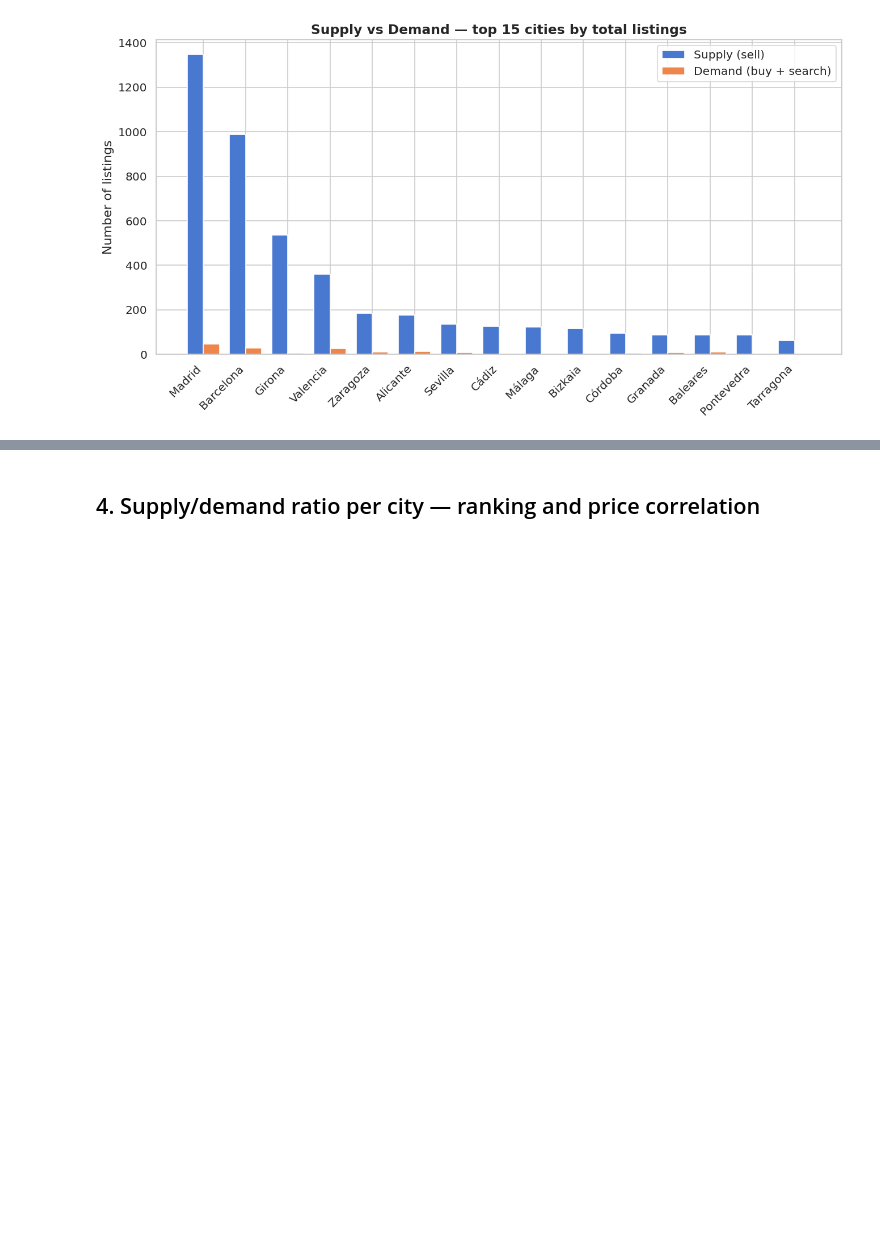
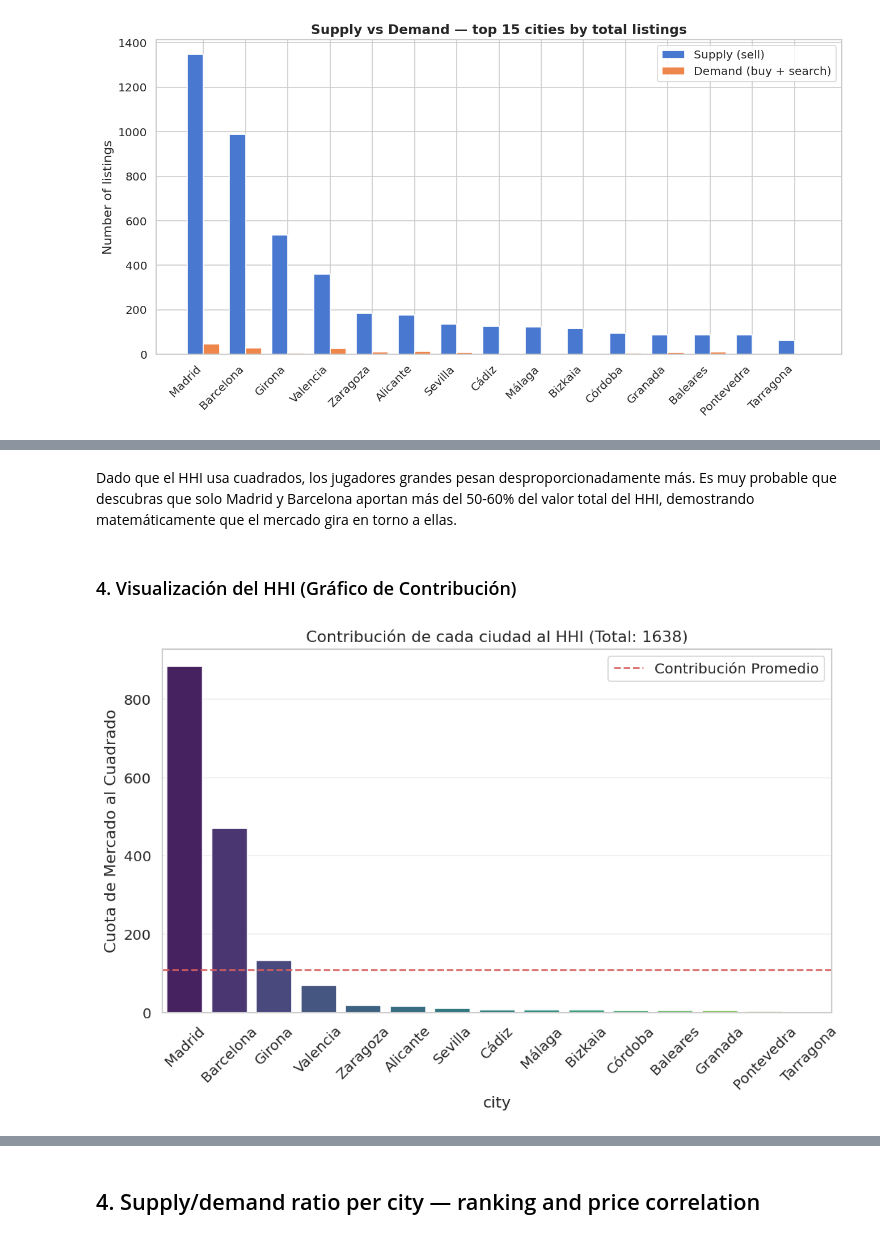
Before and after one commit to albertjimrod/hispasonic, a Jupyter notebook: notebooks/03_supply_demand.ipynb, the cells around one changed output, grey strips where cells are left out. Cells and saved outputs as stored; diff of their text form; code cells hidden in the pictures; blank space fills up the shorter version.

```diff
--- a/notebooks/03_supply_demand.ipynb
+++ b/notebooks/03_supply_demand.ipynb
@@ -145,0 +277,10 @@ Saved → ../reports/figures/19_supply_vs_demand_by_city.png
+# %%
+# Calcular acumulado porcentual
+top_cities['total_listings'] = top_cities['supply'] + top_cities['demand']
+top_cities = top_cities.sort_values('total_listings', ascending=False)
+top_cities['cumulative_pct'] = top_cities['total_listings'].cumsum() / top_cities['total_listings'].sum() * 100
+
+# Identificar cuántas ciudades cubren el 80% del mercado
+top_cities_80 = top_cities[top_cities['cumulative_pct'] <= 80].shape[0]
+print("Las ciudades concentran el 80% del volumen total del mercado.")
+print(top_cities[['city', 'total_listings', 'cumulative_pct']])
@@ -145,0 +305,13 @@ Saved → ../reports/figures/19_supply_vs_demand_by_city.png
+# %%
+import numpy as np
+
+# 1. Calcular la cuota de mercado de cada ciudad (en %)
+top_cities['market_share'] = (top_cities['total_listings'] / top_cities['total_listings'].sum()) * 100
+
+# 2. Calcular el cuadrado de cada cuota
+top_cities['market_share_squared'] = top_cities['market_share'] ** 2
+
+# 3. Sumar los cuadrados para obtener el HHI
+hhi = top_cities['market_share_squared'].sum()
+
+print(f"Índice HHI del Mercado: {hhi:.2f}")
@@ -145,0 +359,24 @@ Saved → ../reports/figures/19_supply_vs_demand_by_city.png
+# %% [markdown]
+Dado que el HHI usa cuadrados, los jugadores grandes pesan desproporcionadamente más. Es muy probable que descubras que solo Madrid y Barcelona aportan más del 50-60% del valor total del HHI, demostrando matemáticamente que el mercado gira en torno a ellas.
+# %% [markdown]
+### 4. Visualización del HHI (Gráfico de Contribución)
+# %%
+import matplotlib.pyplot as plt
+import seaborn as sns
+
+plt.figure(figsize=(9, 6))
+
+# Gráfico de barras de la contribución al HHI por ciudad
+sns.barplot(data=top_cities.sort_values('market_share_squared', ascending=False),
+            x='city', y='market_share_squared', hue='city',palette='viridis')
+
+plt.axhline(y=hhi/len(top_cities), color='r', linestyle='--', label='Contribución Promedio')
+plt.title(f'Contribución de cada ciudad al HHI (Total: {hhi:.0f})')
+plt.ylabel('Cuota de Mercado al Cuadrado')
+plt.xticks(rotation=45)
+plt.legend()
+plt.grid(axis='y', alpha=0.3)
+plt.tight_layout()
+plt.show()
+# %% [output]
+[figure, added]
```
Also changed, not shown: parts of 37 cells of this notebook.
